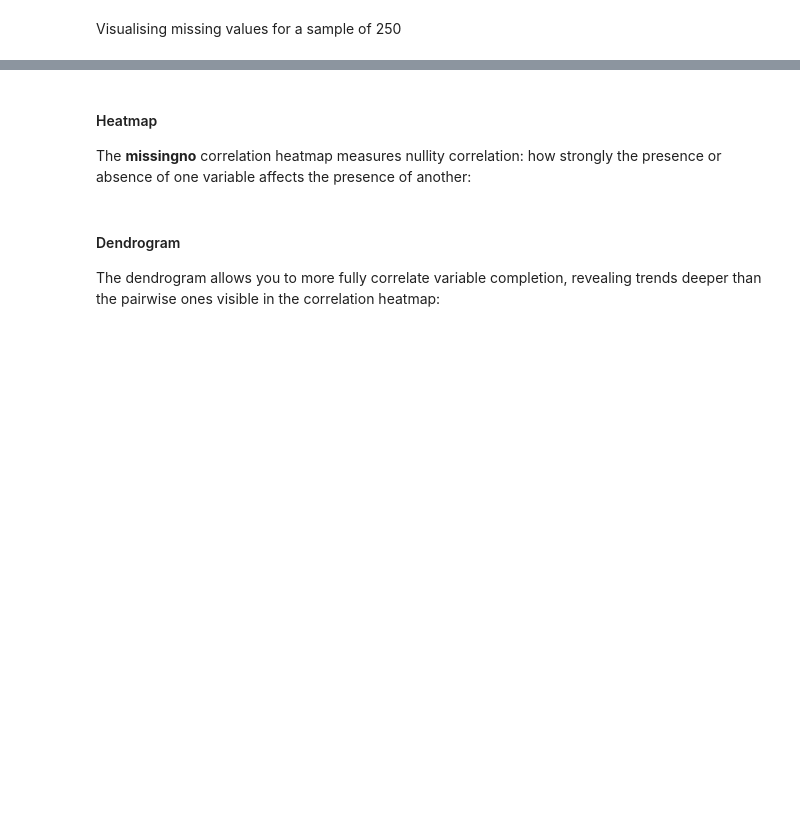
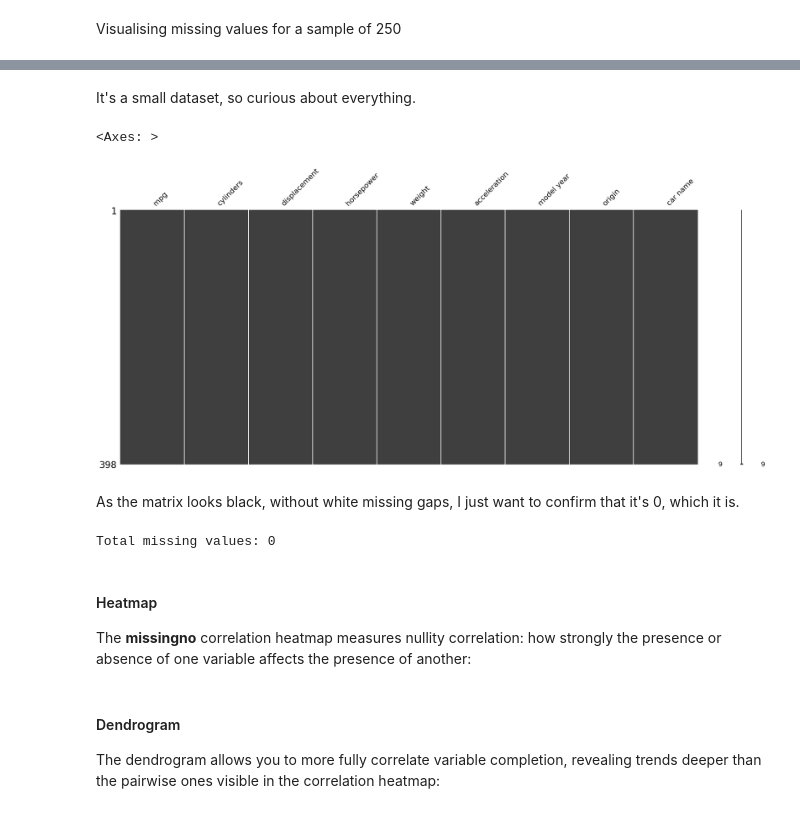
Before and after one commit to mariaingold/EDA_AutoMPG, a Jupyter notebook: 2_AutoMPG_EDA.ipynb, the cells around one changed output, grey strips where cells are left out. Saved outputs shown, nothing was run; the diff lists cells and outputs as text; code cells hidden in the pictures; blank space fills up the shorter version.

Commit message:
Check for missing values

```diff
--- a/2_AutoMPG_EDA.ipynb
+++ b/2_AutoMPG_EDA.ipynb
@@ -75,3 +112,17 @@ msno.matrix(train.sample(250))
+# %% [markdown]
+It's a small dataset, so curious about everything.
+# %%
+msno.matrix(auto_mpg)
+# %% [output]
+<Axes: >
+[figure, added]
+# %% [markdown]
+As the matrix looks black, without white missing gaps, I just want to confirm that it's 0, which it is.
+# %%
+total_missing = auto_mpg.isnull().sum().sum()
+print(f"Total missing values: {total_missing}")
+# %% [output]
+Total missing values: 0
 # %% [markdown]
 #### Heatmap
 
```
Also changed, not shown: parts of 10 cells of this notebook.
